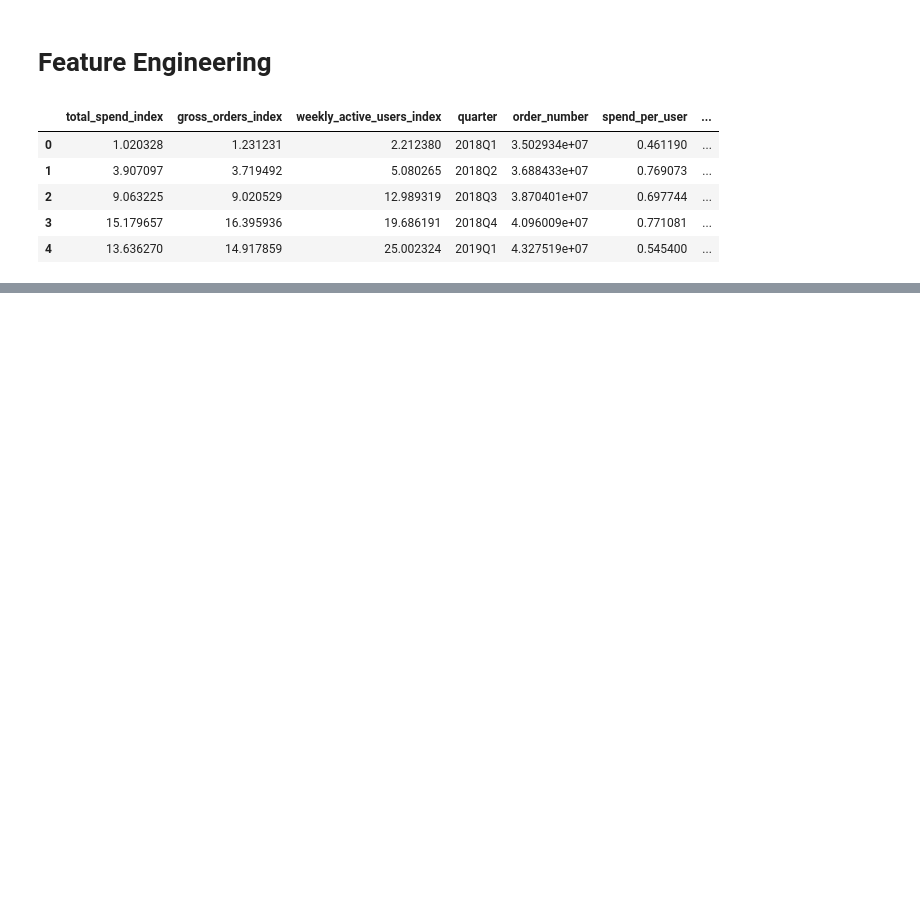
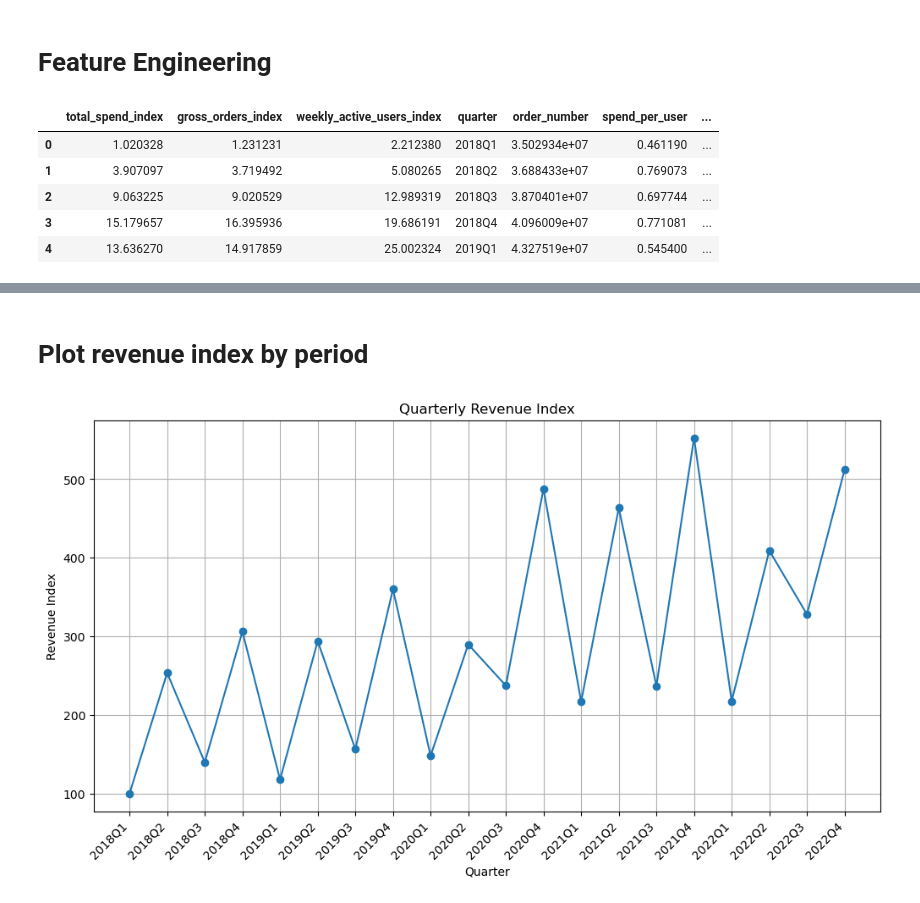
Before and after one commit to andrewbarwise/odp_screening, a Jupyter notebook: data_cleaning.ipynb, the cells around one changed output, grey strips where cells are left out. Saved outputs shown, nothing was run; the diff lists cells and outputs as text; code cells hidden in the pictures; blank space fills up the shorter version.

```diff
--- a/data_cleaning.ipynb
+++ b/data_cleaning.ipynb
@@ -222,0 +226,3 @@ joined_df.head()
+# %%
+reported_data['period'] = reported_data['period'].str.replace(r'\s+', '', regex=True)
+reported_data.head()
@@ -222,0 +236,3 @@ joined_df.head()
+# %%
+main_df = pd.merge(reported_data, joined_df, how = 'left', left_on = 'period', right_on= 'quarter')
+main_df
@@ -222,0 +259,13 @@ joined_df.head()
+# %% [markdown]
+# Plot revenue index by period
+# %%
+plt.figure(figsize=(12, 6))
+plt.plot(main_df.period, main_df.revenue_index, marker='o', linestyle='-')
+plt.title('Quarterly Revenue Index')
+plt.xlabel('Quarter')
+plt.ylabel('Revenue Index')
+plt.grid(True)
+plt.xticks(rotation=45, ha='right')
+plt.show()
+# %% [output]
+[figure, added]
```
Also changed, not shown: parts of 7 cells of this notebook, 3 other files.
